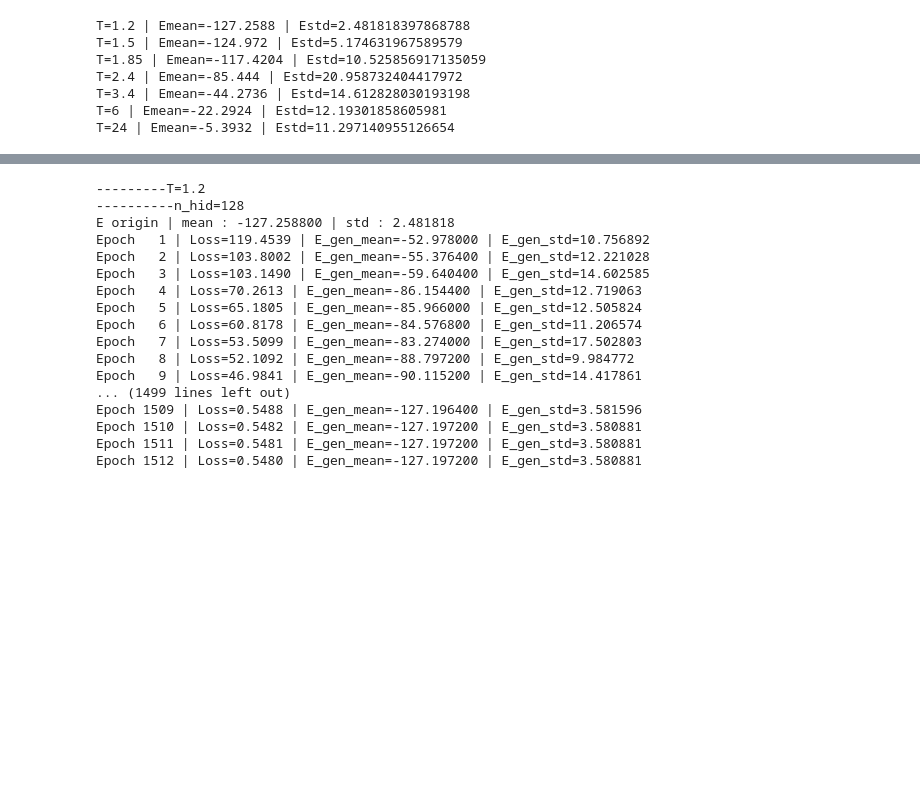
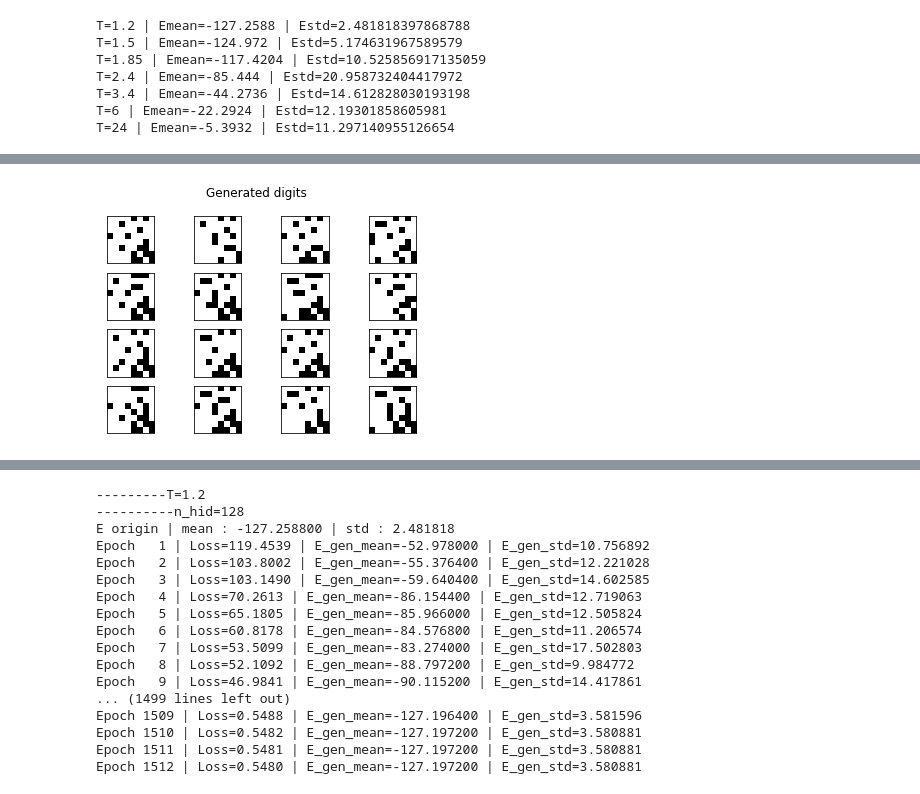
Before and after one commit to physicaone/physicaone, a Jupyter notebook: RRbyTemp.ipynb, the cells around one changed output, grey strips where cells are left out. Saved outputs shown, nothing was run; the diff lists cells and outputs as text; code cells hidden in the pictures; blank space fills up the shorter version.

```diff
--- a/RRbyTemp.ipynb
+++ b/RRbyTemp.ipynb
@@ -28,10 +28,16 @@ T=3.4 | Emean=-44.2736 | Estd=14.612828030193198
 T=6 | Emean=-22.2924 | Estd=12.19301858605981
 T=24 | Emean=-5.3932 | Estd=11.297140955126654
 # %%
-n_hid_range=[128, 256, 512, 1024]
+n_hid_range=[4, 8, 16, 32, 64]
 n_vis=64
 k=2
-n_epochs=5000
+n_epochs=10000
 batch_size=20
-lr=0.000001
+lr=0.00001
 momentum=0.9
+# %%
+for i in range(7):
+    print('---------T={t}'.format(t=T_list[i]))
+    for n_hid in n_hid_range:
+        print('----------n_hid={n}'.format(n=n_hid))
+        train_and_get_data_RBME(data[i], filename=T_list[i], n_vis=n_vis, n_hid=n_hid, k=k, n_epochs=n_epochs, batch_size=batch_size, lr=lr, momentum=momentum)
@@ -37,0 +89,4 @@ momentum=0.9
+# %%
+for i in range(len(data)):
+    for n_hid in n_hid_range:
+        train_and_get_data_RBME(data[0], filename=T_list[i], n_vis=n_vis, n_hid=n_hid, k=k, n_epochs=n_epochs, batch_size=batch_size, lr=lr, momentum=momentum)
@@ -37,0 +111,42 @@ momentum=0.9
+# %%
+num_equilibrium = 100 #숨은 변수값을 평형상태의 RBM네트워크에 맞추기 위한 평형화 과정에 필요한 반복횟수
+num_sample=16
+v_dim=64
+h_dim=64
+v_sample = np.zeros((16, 64)) #생성한 이미지 샘플을 저장하기 위한 변수
+model=pd.read_pickle('models/2020-10-17_model_n_hid=64_T=1.2.pkl')
+w=np.array(model.W.detach().numpy()).transpose()
+a=np.array(model.v.detach().numpy())[0]
+b=np.array(model.h.detach().numpy())[0]
+for n in range(num_sample):
+    h_gen = np.round(np.random.rand(h_dim)) #무작위로 숨은 변수를 선택
+    v_gen = np.zeros(v_dim)
+    for k in range(num_equilibrium): #visible layer와 hidden layer를 반복해서 오가면서 손글씨 이미지를 샘플링하는 과정
+        for i in range(v_dim):
+            de = np.inner(h_gen, w[i, :]) + a[i]
+            if(1./(1.+np.exp(-de)) > np.random.rand()):
+                v_gen[i] = 1.
+            else:
+                v_gen[i] = 0.
+
+        for j in range(h_dim):
+            de = np.inner(v_gen, w[:,j]) + b[j]
+            if(1./(1.+np.exp(-de)) > np.random.rand()):
+                h_gen[j] = 1.
+            else:
+                h_gen[j] = 0.
+    v_sample[n] = v_gen
+
+
+
+
+fig2=plt.figure()
+fig2.suptitle('Generated digits')
+for n in range(num_sample):
+    subplot=fig2.add_subplot(4,4,n+1)
+    subplot.set_xticks([])
+    subplot.set_yticks([])
+    subplot.imshow(v_sample[n].reshape((8,8)), cmap=plt.cm.gray)
+plt.show()
+# %% [output]
+[figure, added]
```
Also changed, not shown: parts of 12 cells of this notebook, 1 other file.
